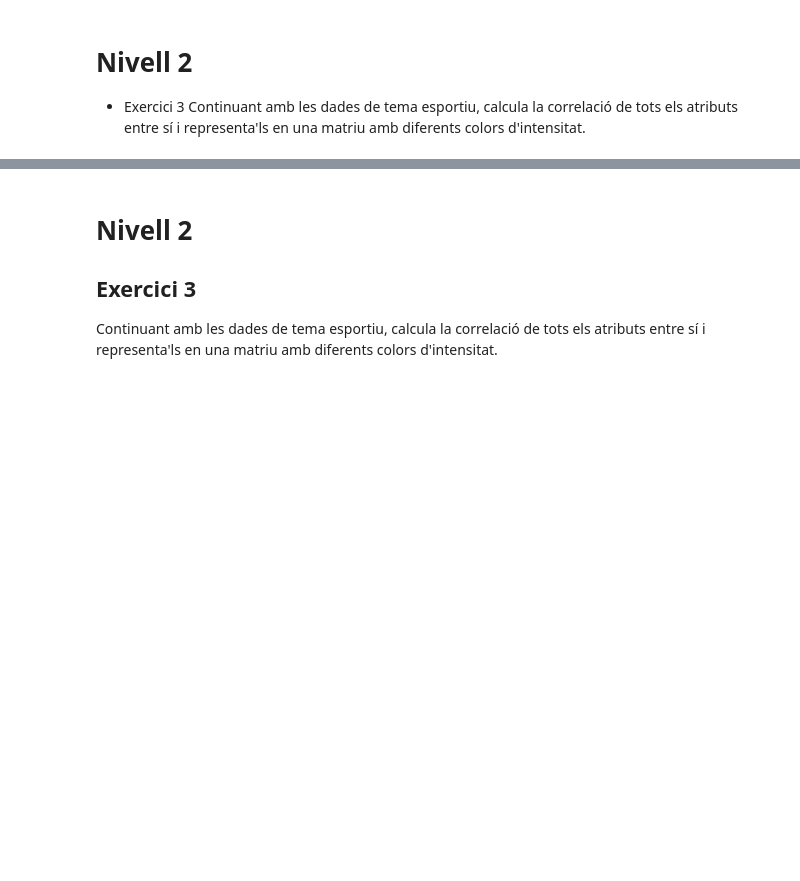
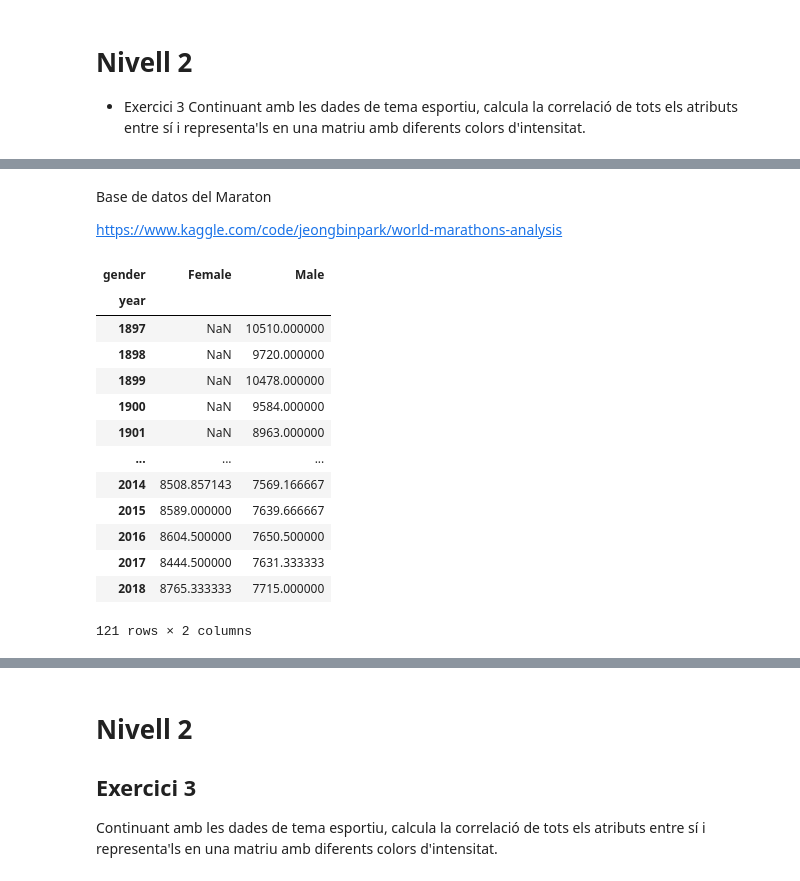
Before and after one commit to JMML2021/0601_Statistics, a Jupyter notebook: 0601_Statistic.ipynb, the cells around one changed output, grey strips where cells are left out. Saved outputs shown, nothing was run; the diff lists cells and outputs as text; code cells hidden in the pictures; blank space fills up the shorter version.

```diff
--- a/0601_Statistic.ipynb
+++ b/0601_Statistic.ipynb
@@ -142,0 +147,23 @@ df1.plot.scatter(x = 'home_score', y = 'away_score', s = 100);
+# %% [markdown]
+Base de datos del Maraton
+
+https://www.kaggle.com/code/jeongbinpark/world-marathons-analysis
+# %%
+# Creo una tabla separando los sexos
+df2= df1.pivot_table(index = "year", columns = "gender", values = "second")
+df2
+# %% [output]
+| gender | Female | Male |
+| year |  |  |
+| 1897 | NaN | 10510.000000 |
+| 1898 | NaN | 9720.000000 |
+| 1899 | NaN | 10478.000000 |
+| 1900 | NaN | 9584.000000 |
+| 1901 | NaN | 8963.000000 |
+| ... | ... | ... |
+| 2014 | 8508.857143 | 7569.166667 |
+| 2015 | 8589.000000 | 7639.666667 |
+| 2016 | 8604.500000 | 7650.500000 |
+| 2017 | 8444.500000 | 7631.333333 |
+| 2018 | 8765.333333 | 7715.000000 |
+121 rows × 2 columns
```
Also changed, not shown: parts of 16 cells of this notebook.
